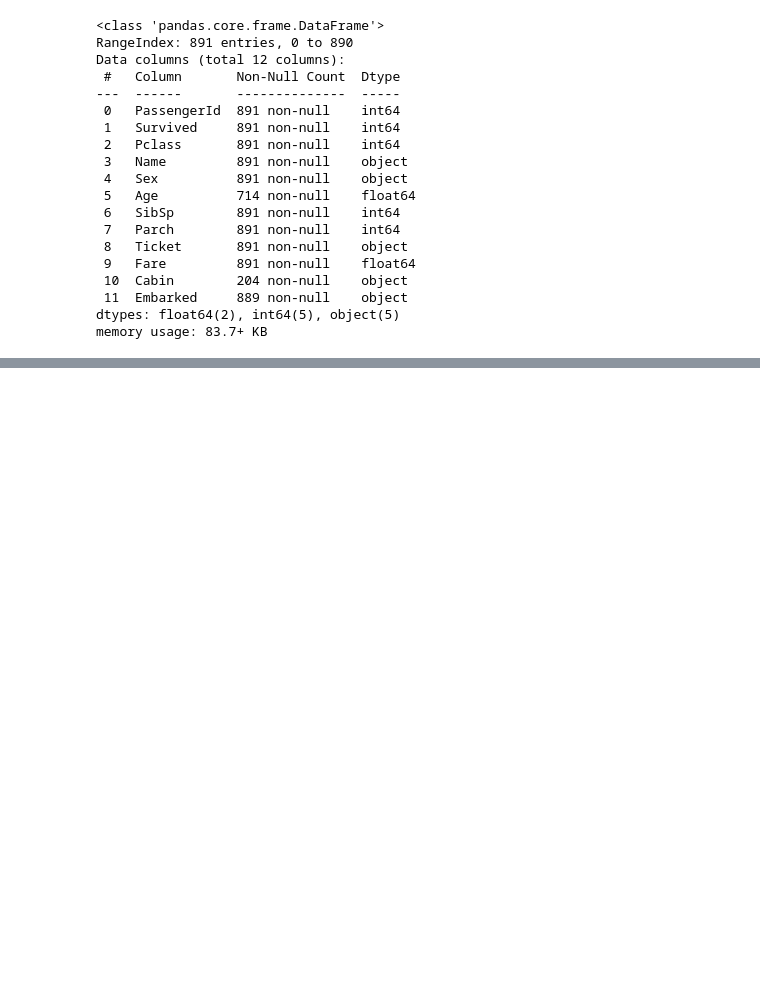
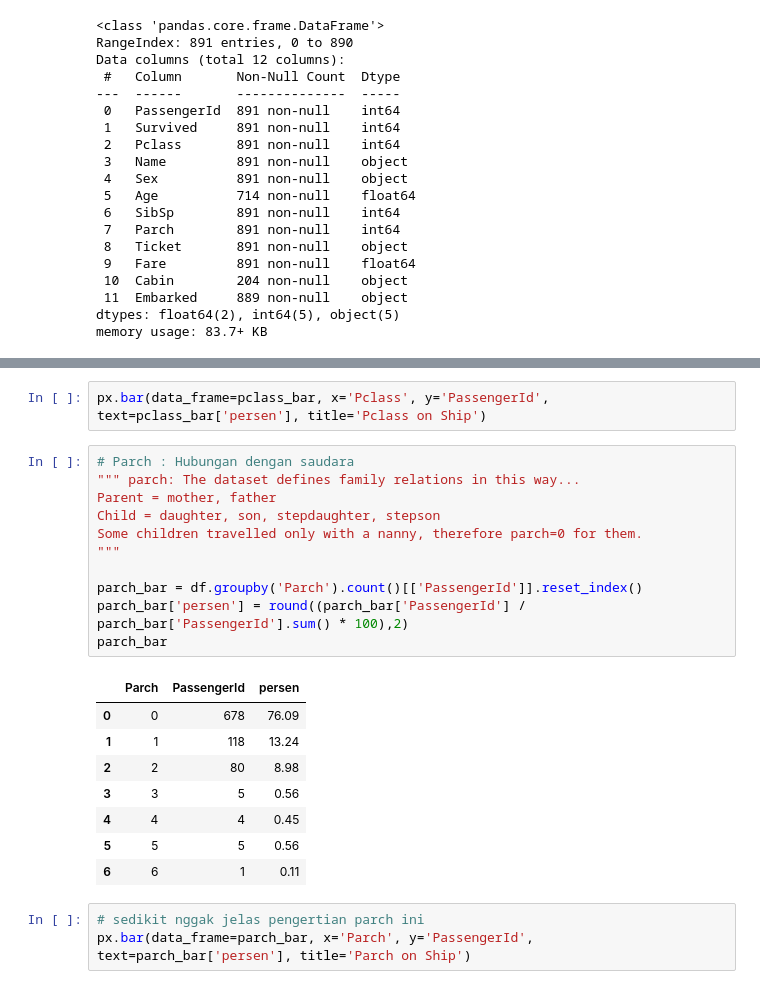
Before and after one commit to ElectricSunset/kaggling, a Jupyter notebook: getting-started/titanic/titanic-explore.ipynb, the cells around one changed output, grey strips where cells are left out. Drawn from its saved outputs; the diff is of its cells as text; blank space fills up the shorter version.

```diff
--- a/getting-started/titanic/titanic-explore.ipynb
+++ b/getting-started/titanic/titanic-explore.ipynb
@@ -43,0 +116,25 @@ base_df.head()
+# %%
+px.bar(data_frame=pclass_bar, x='Pclass', y='PassengerId', text=pclass_bar['persen'], title='Pclass on Ship')
+# %%
+# Parch : Hubungan dengan saudara
+""" parch: The dataset defines family relations in this way...
+Parent = mother, father
+Child = daughter, son, stepdaughter, stepson
+Some children travelled only with a nanny, therefore parch=0 for them.
+"""
+
+parch_bar = df.groupby('Parch').count()[['PassengerId']].reset_index()
+parch_bar['persen'] = round((parch_bar['PassengerId'] / parch_bar['PassengerId'].sum() * 100),2)
+parch_bar
+# %% [output]
+|  | Parch | PassengerId | persen |
+| 0 | 0 | 678 | 76.09 |
+| 1 | 1 | 118 | 13.24 |
+| 2 | 2 | 80 | 8.98 |
+| 3 | 3 | 5 | 0.56 |
+| 4 | 4 | 4 | 0.45 |
+| 5 | 5 | 5 | 0.56 |
+| 6 | 6 | 1 | 0.11 |
+# %%
+# sedikit nggak jelas pengertian parch ini
+px.bar(data_frame=parch_bar, x='Parch', y='PassengerId', text=parch_bar['persen'], title='Parch on Ship')
```
Also changed, not shown: parts of 27 cells of this notebook.
